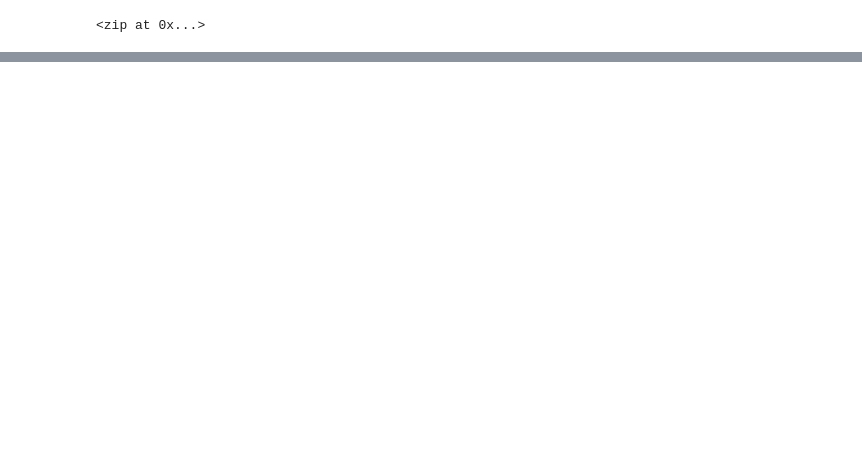
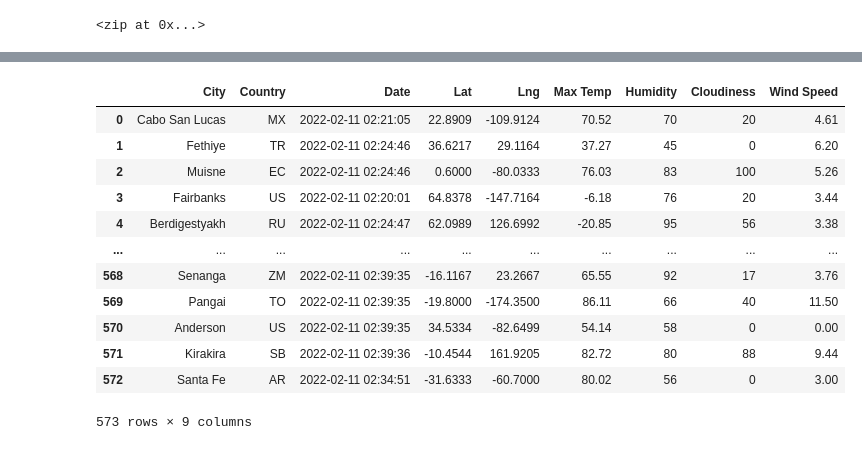
Before and after one commit to czammatore/World_Weather_Analysis, a Jupyter notebook: WeatherPy.ipynb, the cells around one changed output, grey strips where cells are left out. Saved outputs shown, nothing was run; the diff lists cells and outputs as text; code cells hidden in the pictures; blank space fills up the shorter version.

Commit message:
updating data

```diff
--- a/WeatherPy.ipynb
+++ b/WeatherPy.ipynb
@@ -33,0 +40,4 @@ len(cities)
+# %%
+# Starting URL for Weather Map API Call.
+url = "http://api.openweathermap.org/data/2.5/weather?units=Imperial&APPID=" + weather_api_key
+print(url)
@@ -33,0 +46,4 @@ len(cities)
+# %%
+# Create an endpoint URL for a city.
+city_url = url + "&q=" + "Boston"
+print(city_url)
@@ -33,0 +135,4 @@ len(cities)
+# %%
+# Convert the array of dictionaries to a Pandas DataFrame.
+city_data_df = pd.DataFrame(city_data)
+city_data_df.head(10)
@@ -33,0 +151,18 @@ len(cities)
+# %%
+new_column_order = ["City", "Country", "Date", "Lat", "Lng", "Max Temp", "Humidity", "Cloudiness", "Wind Speed"]
+city_data_df = city_data_df[new_column_order]
+city_data_df
+# %% [output]
+|  | City | Country | Date | Lat | Lng | Max Temp | Humidity | Cloudiness | Wind Speed |
+| 0 | Cabo San Lucas | MX | 2022-02-11 02:21:05 | 22.8909 | -109.9124 | 70.52 | 70 | 20 | 4.61 |
+| 1 | Fethiye | TR | 2022-02-11 02:24:46 | 36.6217 | 29.1164 | 37.27 | 45 | 0 | 6.20 |
+| 2 | Muisne | EC | 2022-02-11 02:24:46 | 0.6000 | -80.0333 | 76.03 | 83 | 100 | 5.26 |
+| 3 | Fairbanks | US | 2022-02-11 02:20:01 | 64.8378 | -147.7164 | -6.18 | 76 | 20 | 3.44 |
+| 4 | Berdigestyakh | RU | 2022-02-11 02:24:47 | 62.0989 | 126.6992 | -20.85 | 95 | 56 | 3.38 |
+| ... | ... | ... | ... | ... | ... | ... | ... | ... | ... |
+| 568 | Senanga | ZM | 2022-02-11 02:39:35 | -16.1167 | 23.2667 | 65.55 | 92 | 17 | 3.76 |
+| 569 | Pangai | TO | 2022-02-11 02:39:35 | -19.8000 | -174.3500 | 86.11 | 66 | 40 | 11.50 |
+| 570 | Anderson | US | 2022-02-11 02:39:35 | 34.5334 | -82.6499 | 54.14 | 58 | 0 | 0.00 |
+| 571 | Kirakira | SB | 2022-02-11 02:39:36 | -10.4544 | 161.9205 | 82.72 | 80 | 88 | 9.44 |
+| 572 | Santa Fe | AR | 2022-02-11 02:34:51 | -31.6333 | -60.7000 | 80.02 | 56 | 0 | 3.00 |
+573 rows × 9 columns
```
Also changed, not shown: parts of 8 cells of this notebook, 4 other files.
